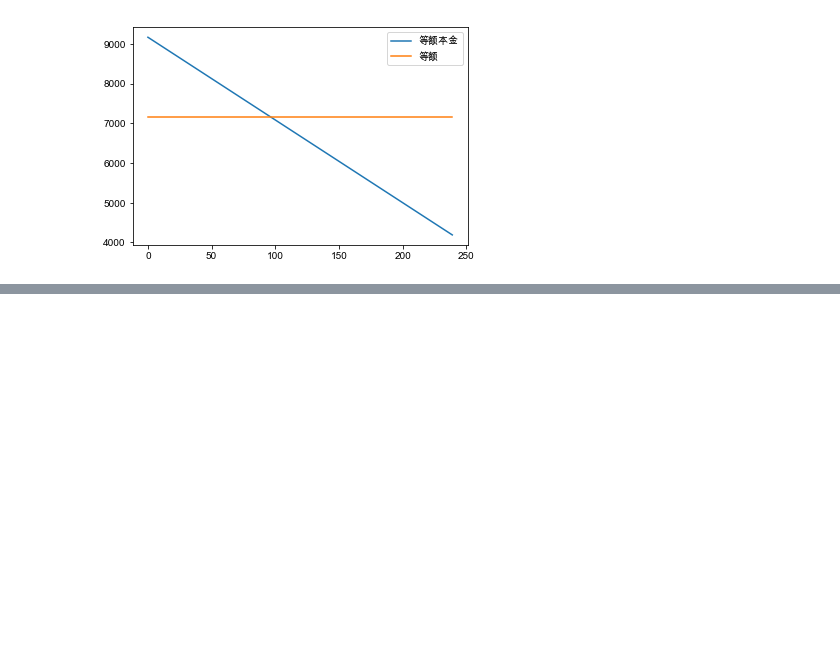
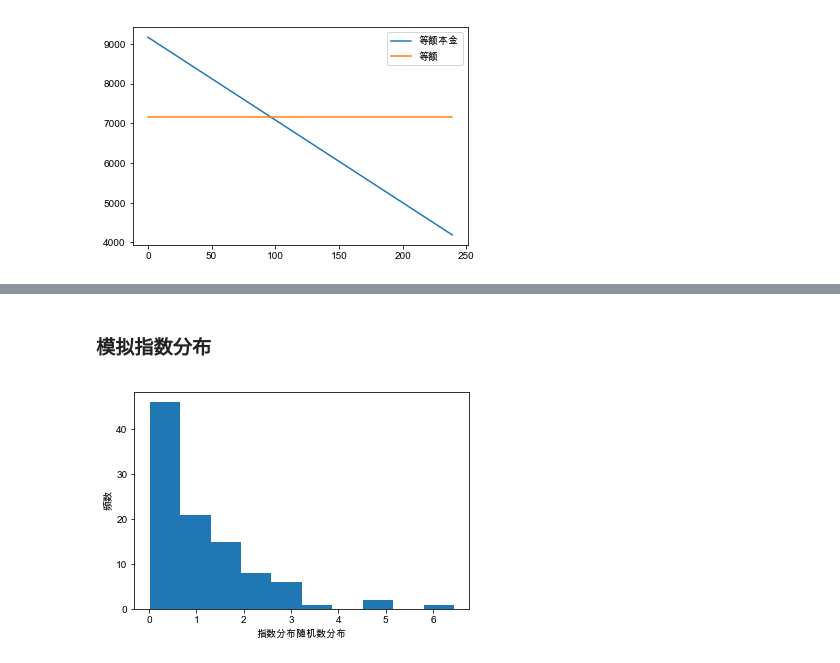
Before and after one commit to mayi140611/mayiexamples, a Jupyter notebook: finance/Python金融业数据化运营实战（第四期）.ipynb, the cells around one changed output, grey strips where cells are left out. Drawn from its saved outputs; the diff is of its cells as text; code cells hidden in the pictures; blank space fills up the shorter version.

```diff
--- a/finance/Python金融业数据化运营实战（第四期）.ipynb
+++ b/finance/Python金融业数据化运营实战（第四期）.ipynb
@@ -342,0 +388,10 @@ plt.show()
+# %% [markdown]
+### 模拟指数分布
+# %%
+x = npr.exponential(scale=1,size=100)
+plt.hist(x,bins=10)
+plt.xlabel('指数分布随机数分布')
+plt.ylabel('频数')
+plt.show()
+# %% [output]
+[figure, added]
```
Also changed, not shown: parts of 38 cells of this notebook, 4 other files.
